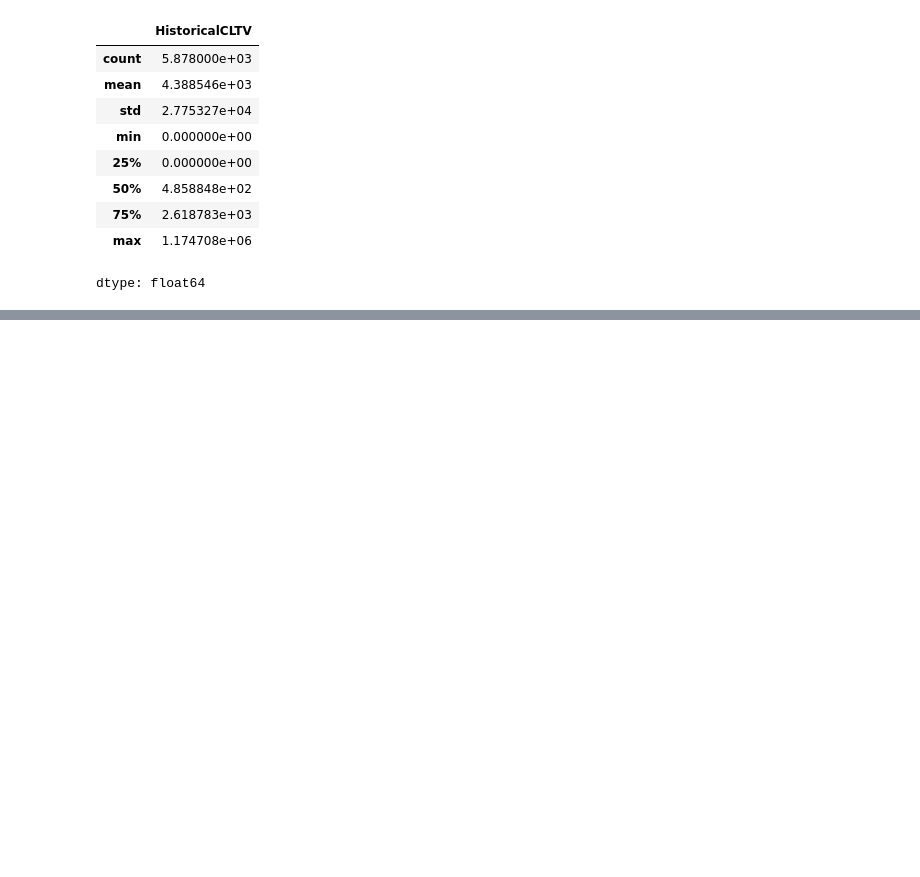
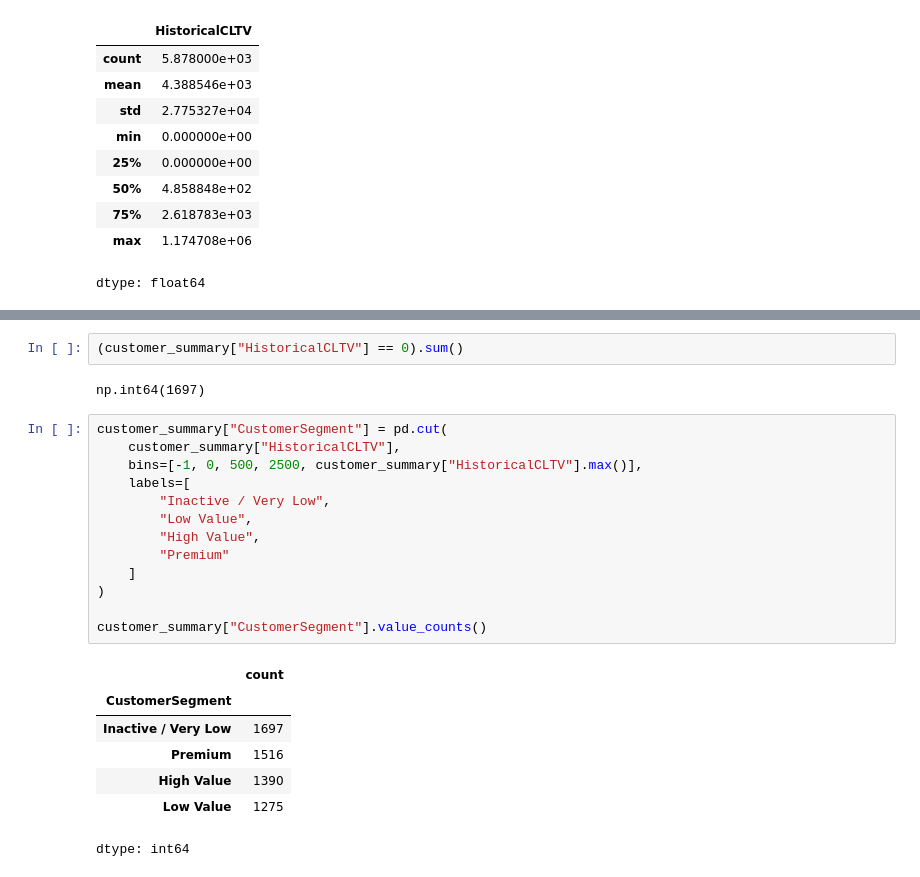
Before and after one commit to arjunkacha/saas-cohort-retention-cltv-analysis, a Jupyter notebook: notebooks/project_2_cohort_retention_cltv_analysis.ipynb, the cells around one changed output, grey strips where cells are left out. Saved outputs shown, nothing was run; the diff lists cells and outputs as text; blank space fills up the shorter version.

```diff
--- a/notebooks/project_2_cohort_retention_cltv_analysis.ipynb
+++ b/notebooks/project_2_cohort_retention_cltv_analysis.ipynb
@@ -799,0 +813,25 @@ customer_summary.sort_values(
+# %%
+(customer_summary["HistoricalCLTV"] == 0).sum()
+# %% [output]
+np.int64(1697)
+# %%
+customer_summary["CustomerSegment"] = pd.cut(
+    customer_summary["HistoricalCLTV"],
+    bins=[-1, 0, 500, 2500, customer_summary["HistoricalCLTV"].max()],
+    labels=[
+        "Inactive / Very Low",
+        "Low Value",
+        "High Value",
+        "Premium"
+    ]
+)
+
+customer_summary["CustomerSegment"].value_counts()
+# %% [output]
+|  | count |
+| CustomerSegment |  |
+| Inactive / Very Low | 1697 |
+| Premium | 1516 |
+| High Value | 1390 |
+| Low Value | 1275 |
+dtype: int64
```
Also changed, not shown: parts of 3 cells of this notebook.
